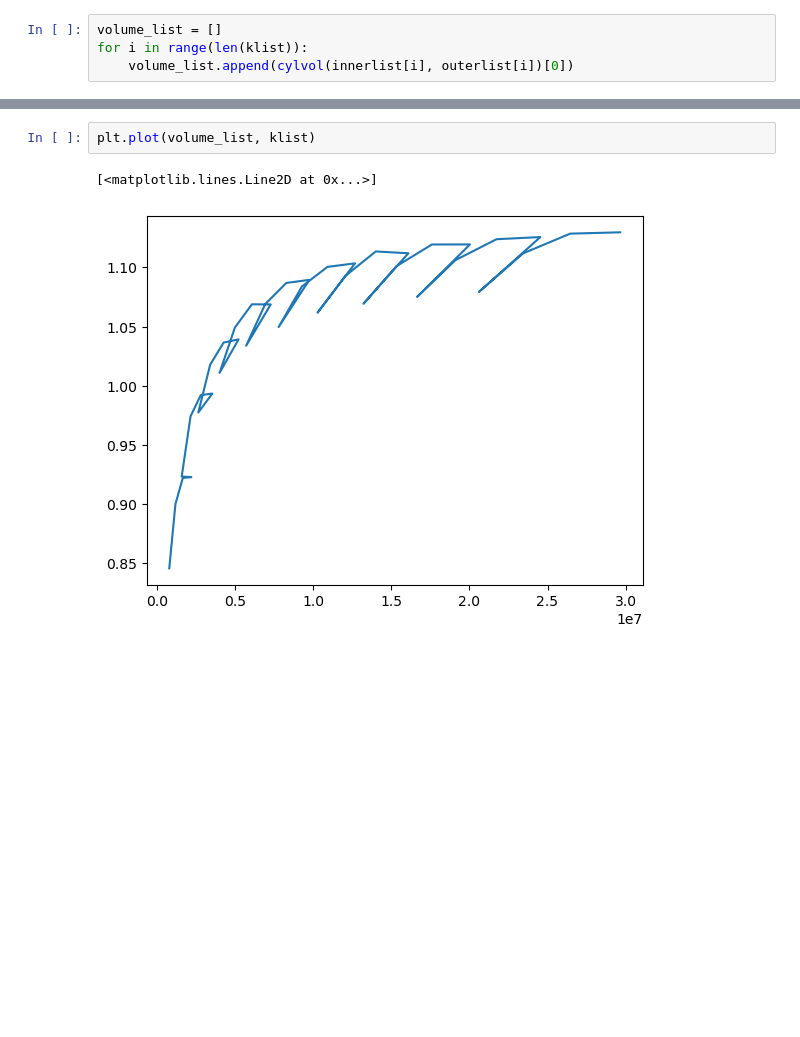
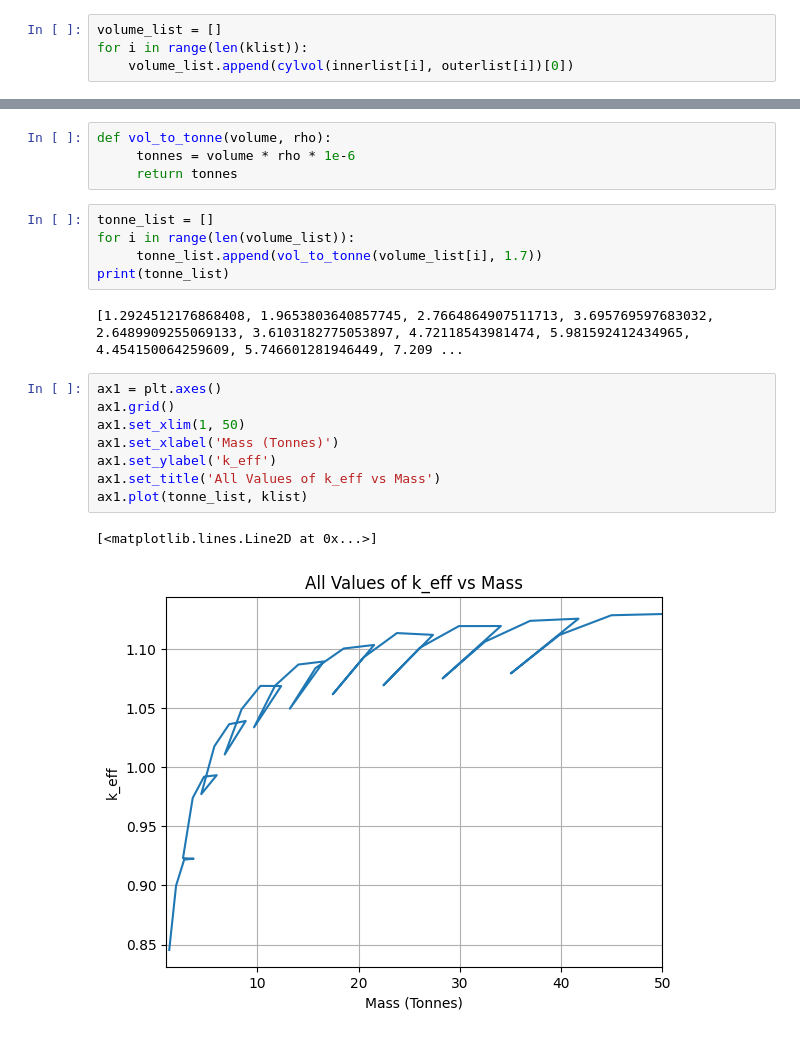
Before and after one commit to andrewpolitz/astrofuse, a Jupyter notebook: keff_calcs.ipynb, the cells around one changed output, grey strips where cells are left out. Drawn from its saved outputs; the diff is of its cells as text; blank space fills up the shorter version.

```diff
--- a/keff_calcs.ipynb
+++ b/keff_calcs.ipynb
@@ -99,5 +102,22 @@ for i in range(len(klist)):
+# %%
+def vol_to_tonne(volume, rho):
+     tonnes = volume * rho * 1e-6
+     return tonnes
+# %%
+tonne_list = []
+for i in range(len(volume_list)):
+     tonne_list.append(vol_to_tonne(volume_list[i], 1.7))
+print(tonne_list)
+# %% [output]
+[1.2924512176868408, 1.9653803640857745, 2.7664864907511713, 3.695769597683032, 2.6489909255069133, 3.6103182775053897, 4.72118543981474, 5.981592412434965, 4.454150064259609, 5.746601281946449, 7.209 ...
 # %%
-plt.plot(volume_list, klist)
+ax1 = plt.axes()
+ax1.grid()
+ax1.set_xlim(1, 50)
+ax1.set_xlabel('Mass (Tonnes)')
+ax1.set_ylabel('k_eff')
+ax1.set_title('All Values of k_eff vs Mass')
+ax1.plot(tonne_list, klist)
 # %% [output]
 [<matplotlib.lines.Line2D at 0x...>]
-[figure, old version]
+[figure, new version]
```
Also changed, not shown: parts of 10 cells of this notebook.
